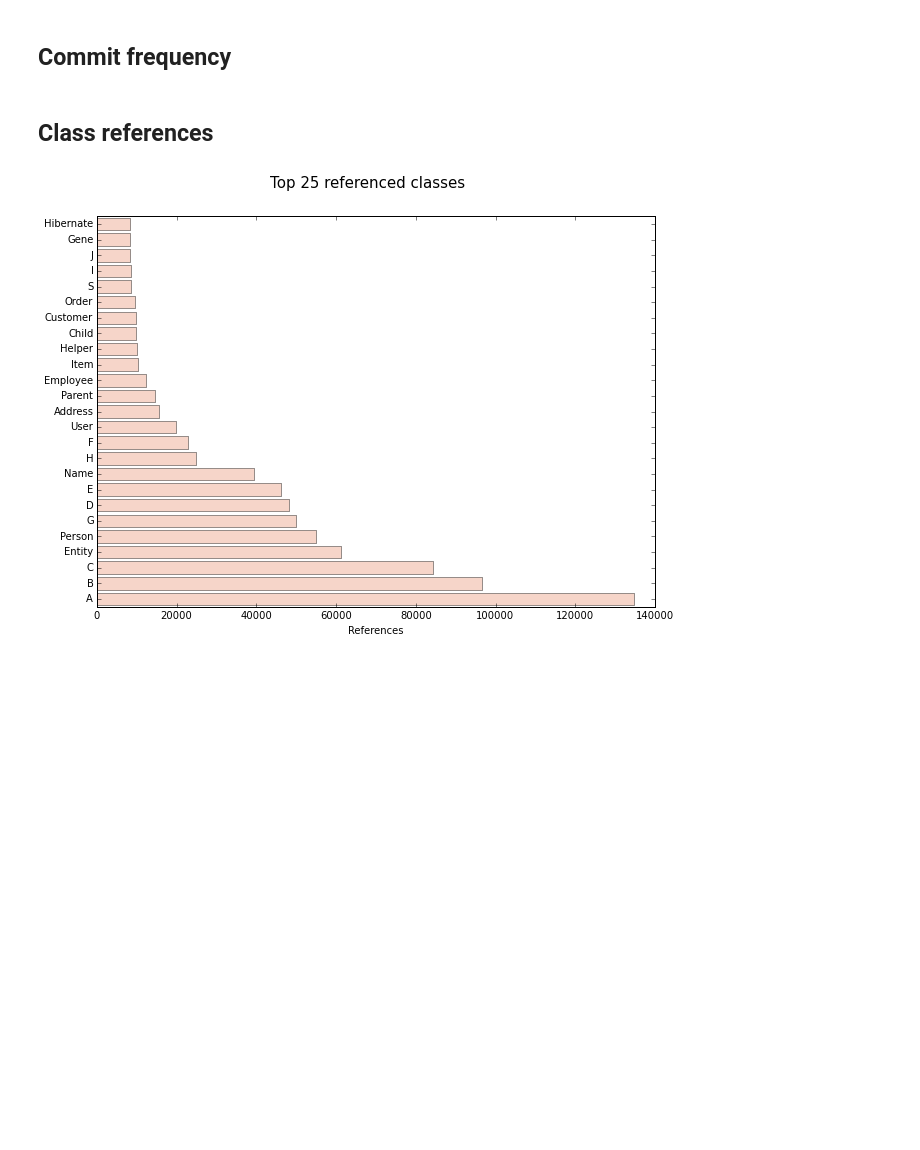
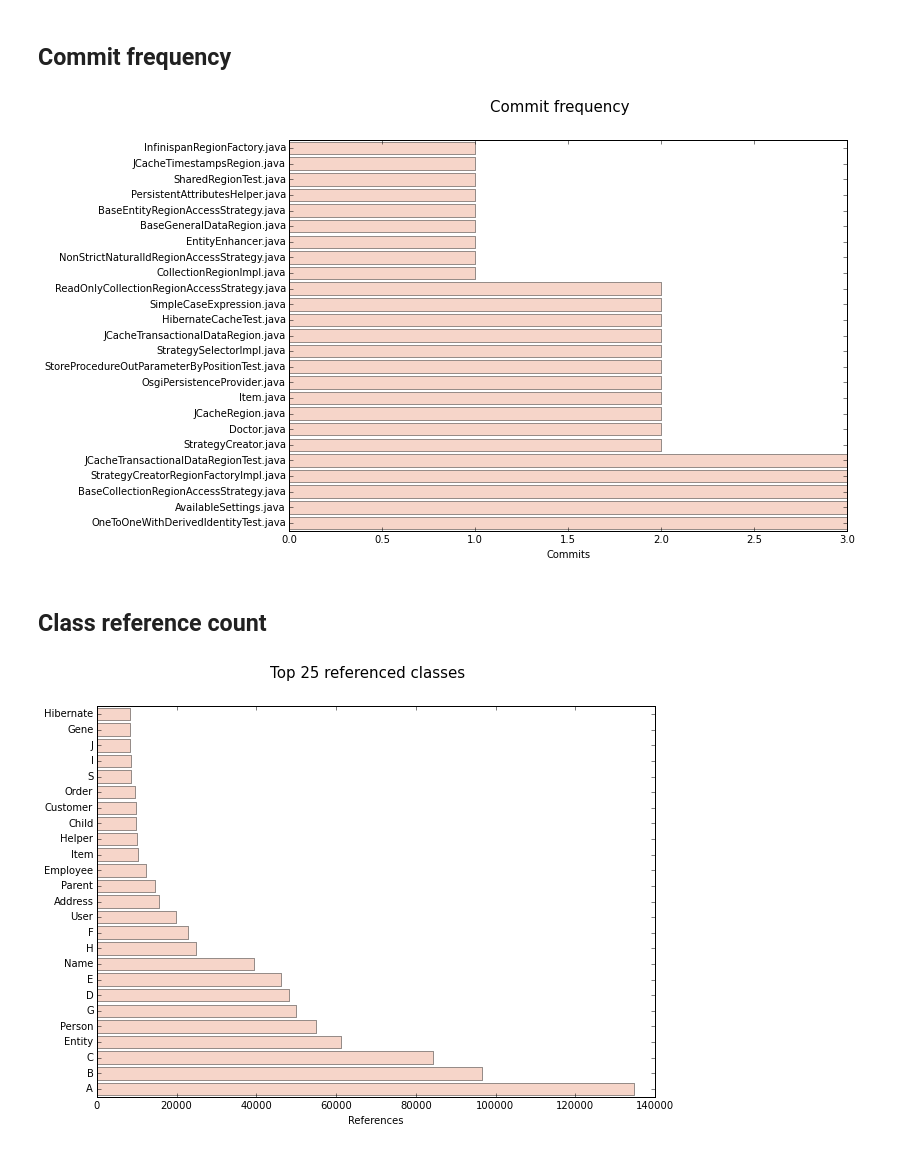
Before and after one commit to ppossemiers/analyzer, a Jupyter notebook: analyzer.ipynb, the cells around one changed output. Saved outputs shown, nothing was run; the diff lists cells and outputs as text; code cells hidden in the pictures; blank space fills up the shorter version.

Commit message:
Generalized plot function

```diff
--- a/analyzer.ipynb
+++ b/analyzer.ipynb
@@ -35,30 +96,33 @@ if not os.path.exists(dir_name):
     os.makedirs(dir_name)
 
     zip = requests.get(repo_url)
     if zip.ok:
         zipdata = StringIO()
         zipdata.write(zip.content)
 
         with zipfile.ZipFile(zipdata, 'r') as z:
             z.extractall(dir_name)
 
 commits = []
 stats = requests.get('https://api.github.com/repos/' + USER + '/' + REPO
                                      + '/commits', auth=HTTPBasicAuth(UID, PWD))
 
 if stats.ok:
     stats_json = json.loads(stats.text or stats.content)
     for commit in stats_json:
         try:
             sha = requests.get('https://api.github.com/repos/' + USER + '/' + REPO
                                     + '/commits/' + commit['sha'], auth=HTTPBasicAuth(UID, PWD))
             if sha.ok:
                 files_json = json.loads(sha.text or sha.content)
                 for f in files_json['files']:
                     file_name = f['filename'][f['filename'].rfind('/') + 1:]
                     if file_name.endswith('.java'):
                         commits.append(file_name)
         except:
             print 'No key present'
 
 commit_dict = dict((x, commits.count(x)) for x in set(commits))
+make_hbar_plot(commit_dict, 'Commit frequency', 'Commits')
+# %% [output]
+[figure, added]
@@ -104,5 +129,5 @@ def count_dependencies(src):
 # %% [markdown]
-## Class references
+## Class reference count
 # %%
 joined = []
 # get all java source files
```
Also changed, not shown: parts of 5 cells of this notebook.
